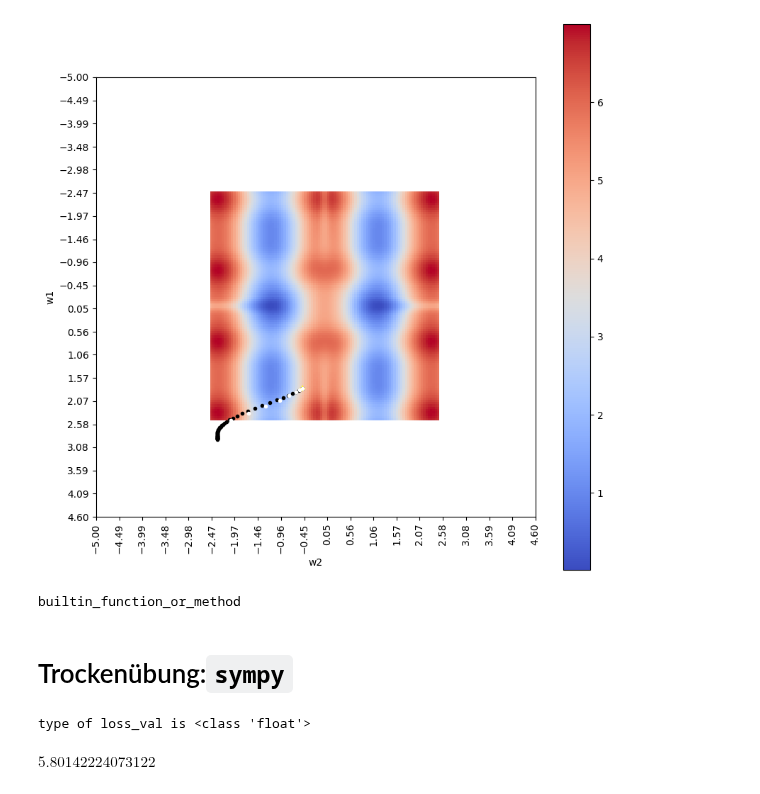
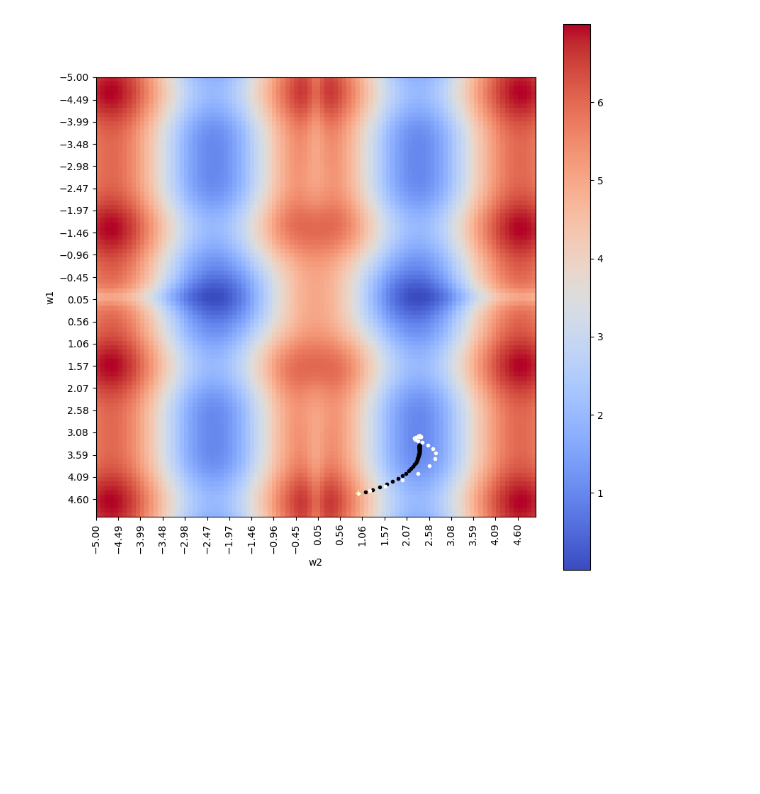
Before and after one commit to juebrauer/central, a Jupyter notebook: 035_deep_learning/06_optimierer.ipynb, the cells around one changed output. Cells and saved outputs as stored; diff of their text form; code cells hidden in the pictures; blank space fills up the shorter version.

Commit message:
Simplified Jupyter notebook for gradient descent demo

```diff
--- a/035_deep_learning/06_optimierer.ipynb
+++ b/035_deep_learning/06_optimierer.ipynb
@@ -7,18 +1 @@ y[:10]
-# %%
-import numpy
-for beta in numpy.arange(0.1, 0.9, 0.2):
-
-    x = []
-    y = []
-    val = 1.0
-    for i in range(1,101):
-        x.append(i)
-        val *= beta
-        y.append( val )
-
-    import matplotlib.pyplot as plt
-    plt.scatter(x,y, label=f"{beta}")
-    plt.plot(x,y)
-    plt.legend()
-plt.show()
 # %% [markdown]
@@ -50,9 +3,8 @@ FILE
 # %%
 from numpy import *
-import numpy as np
+import sympy
 
 #f = np.sin(w1)**4 + 5*np.cos(w2/1.5)**2 + np.tanh(w1*w2)**2
-import sympy
 w1, w2 = sympy.symbols("w1 w2")
 f1 = sympy.Pow( sympy.sin(w1), 4 )
 f2 = 5 * sympy.Pow(sympy.cos(w2/1.5), 2)
@@ -65,13 +17,14 @@ dloss_dw2 = sympy.diff(loss, w2)
 #print( f"dloss_dw2={dloss_dw2}" )
 
 def compute_loss(w1,w2):
+    #f = np.sin(w1)**4 + 5*np.cos(w2/1.5)**2 + np.tanh(w1*w2)**2
     return sin(w1)**4 + 5*cos(w2/1.5)**2 + tanh(w1*w2)**2
 
 def compute_gradient(w1,w2):
     deriv1 = 2*w2*(1 - tanh(w1*w2)**2)*tanh(w1*w2) + 4*sin(w1)**3*cos(w1)
-    deriv2 = 2*w1*(1 - tanh(w1*w2)**2)*tanh(w1*w2) - 6.66666666666667*sin(0.666666666666667*w2)*cos(0.666666666666667*w2 )
+    deriv2 = 2*w1*(1 - tanh(w1*w2)**2)*tanh(w1*w2) - 6.666*sin(0.666*w2)*cos(0.666*w2 )
     gradient = [ deriv1, deriv2 ]
-    return np.array(gradient)
+    return array(gradient)
 
 alle_zeilen = []
 sections = 100
@@ -97,7 +50,7 @@ def gradient_descent(start_w1, start_w2, steps, alpha, beta=0.0):
     w1 = start_w1
     w2 = start_w2
 
-    velocity_vec = np.array([0.0, 0.0])
+    velocity_vec = array([0.0, 0.0])
 
     for step_nr in range(steps):
         g = compute_gradient(w1,w2)
@@ -117,37 +70,31 @@ start_w1 = random.uniform(-r,+r)
 start_w2 = random.uniform(-r,+r)
 nr_steps = 60
 alpha = 0.05
 points_w1, points_w2 = gradient_descent(start_w1,
                                         start_w2,
                                         nr_steps,
                                         alpha)
 
 pointsM_w1, pointsM_w2 = gradient_descent(start_w1,
                                           start_w2,
                                           nr_steps,
                                           alpha,
                                           beta=0.7)
 
 import matplotlib.pyplot as plt
 plt.figure( figsize=(10,10) )
 plt.imshow( ErrorSurface, cmap="coolwarm", extent=[-r,+r,+r,-r] )
 plt.colorbar()
 
 plt.scatter(points_w2, points_w1, marker=".", color="black")
 plt.scatter(points_w2[0], points_w1[0], marker="+", color="yellow")
 
 plt.scatter(pointsM_w2, pointsM_w1, marker=".", color="white")
 
 plt.xlabel("w2")
 plt.ylabel("w1")
 plt.xticks( w2_ticks, rotation=90 )
 plt.yticks( w1_ticks )
 plt.show()
 # %% [output]
-[figure, old version]
+[figure, new version]
-# %%
-type(array)
-# %% [output]
-builtin_function_or_method
-# %% [markdown]
-# Trockenübung:`sympy`
@@ -183,8 +100,0 @@ def compute_gradient(_w1, _w2):
-# %%
-ergebnis = compute_loss(1,10)
-# %% [output]
-type of loss_val is <class 'float'>
-# %%
-ergebnis
-# %% [output]
-$\displaystyle 5.80142224073122$
```
Also changed, not shown: parts of 10 cells of this notebook.
